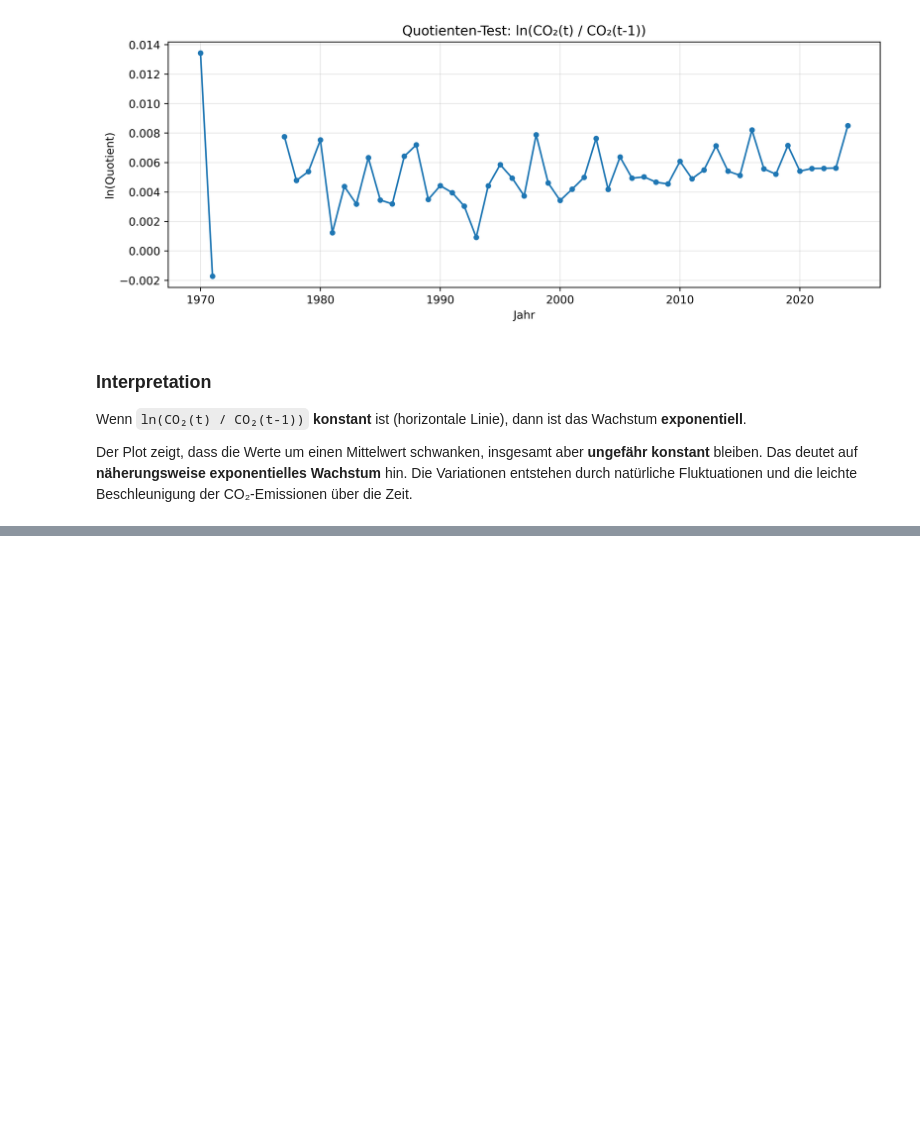
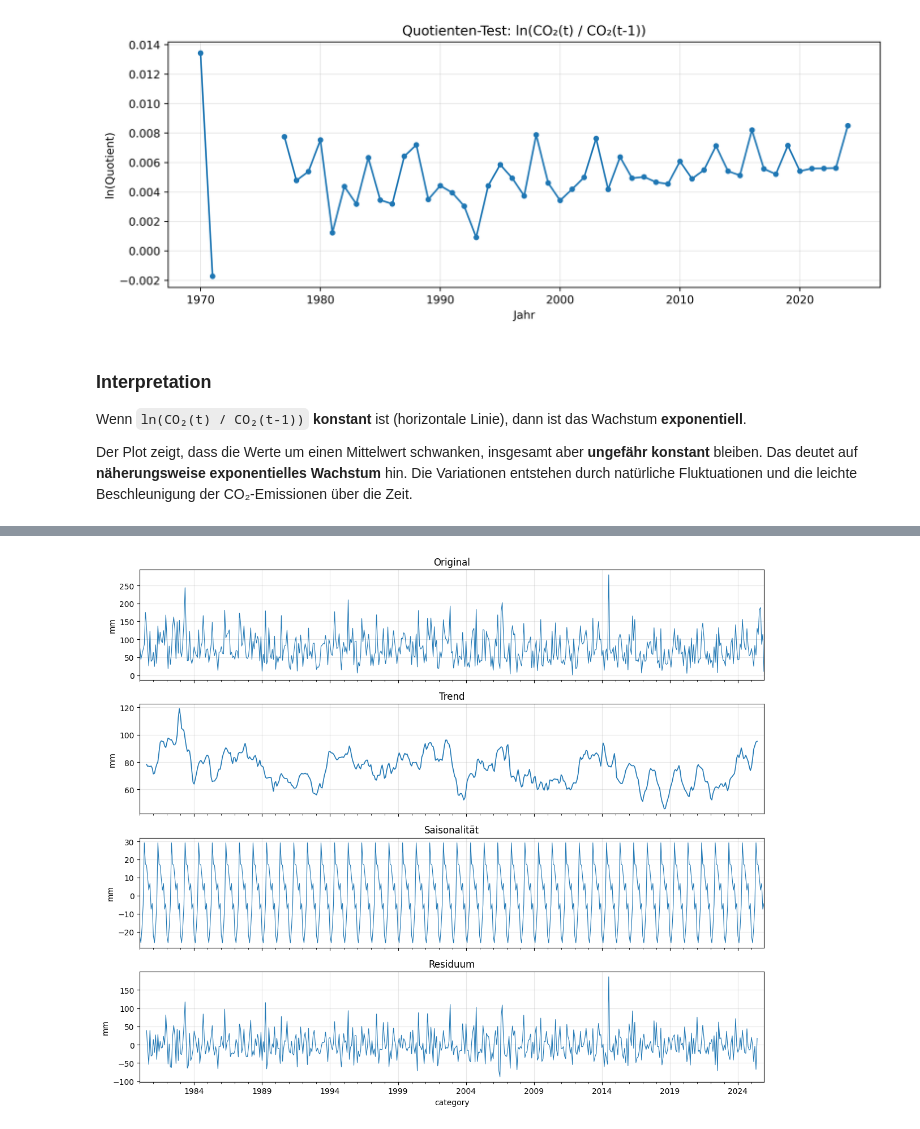
Before and after one commit to hagen-o/Umweltmonitoring-AB3, a Jupyter notebook: AB3_Bearbeitung.ipynb, the cells around one changed output, grey strips where cells are left out. Drawn from its saved outputs; the diff is of its cells as text; code cells hidden in the pictures; blank space fills up the shorter version.

```diff
--- a/AB3_Bearbeitung.ipynb
+++ b/AB3_Bearbeitung.ipynb
@@ -285,0 +290,26 @@ Der Plot zeigt, dass die Werte um einen Mittelwert schwanken, insgesamt aber **u
+# %%
+# Lade den Niederschlag-Datensatz von DWD (Deutscher Wetterdienst) für Freiburg
+df_freiburg = pd.read_csv(r'C:\Users\Hagen\OneDrive\HKA\SS26\Umweltmonitoring\Preisach (Mi)\Arbeitsblätter\AB3\Umweltmonitoring-AB3\FreiburgNiederschlag.csv')
+
+# Zeige die Struktur des DataFrames: Spalten, Datentypen, fehlende Werte
+df_freiburg.info()
+
+# Statistische Zusammenfassung: Min, Max, Mittelwert, Quartile
+df_freiburg.describe()
+
+# Zeige die ersten 5 Zeilen
+df_freiburg.head()
+# %%
+# Umwandle String-Datum (z.B. '1980/01') in DateTime-Index für Zeitreihen-Analyse
+df_freiburg.index = pd.to_datetime(df_freiburg['category'], format='%Y/%m')
+ts = df_freiburg['Niederschlag']
+
+# Visualisiere die Rohdaten über die gesamte Periode
+plt.figure(figsize=(12, 4), dpi=500)
+plt.plot(ts.index, ts.values, linewidth=0.8)
+plt.title('Monatlicher Niederschlag Freiburg 1980–2025')
+plt.xlabel('Jahr')
+plt.ylabel('Niederschlag (mm)')
+plt.grid(alpha=0.3)
+plt.tight_layout()
+plt.show()
@@ -285,0 +333,18 @@ Der Plot zeigt, dass die Werte um einen Mittelwert schwanken, insgesamt aber **u
+# %%
+# Zerlege die Zeitreihe in 3 Komponenten: Trend (Langzeit-Muster),
+# Saisonalität (Jahreszyklen alle 12 Monate), Residuum (Rauschen)
+result = seasonal_decompose(ts, model='additive', period=12)
+
+# Vier Subplots: Original, Trend, Saisonalität, Residuum (einzelne Fehler)
+fig, axes = plt.subplots(4, 1, figsize=(12, 10), sharex=True)
+ts.plot(ax=axes[0], title='Original', linewidth=0.8)
+result.trend.plot(ax=axes[1], title='Trend', linewidth=1.2)
+result.seasonal.plot(ax=axes[2], title='Saisonalität', linewidth=0.8)
+result.resid.plot(ax=axes[3], title='Residuum', linewidth=0.8)
+for ax in axes:
+    ax.set_ylabel('mm')
+    ax.grid(alpha=0.3)
+plt.tight_layout()
+plt.show()
+# %% [output]
+[figure, added]
```
Also changed, not shown: parts of 6 cells of this notebook, 1 other file.
